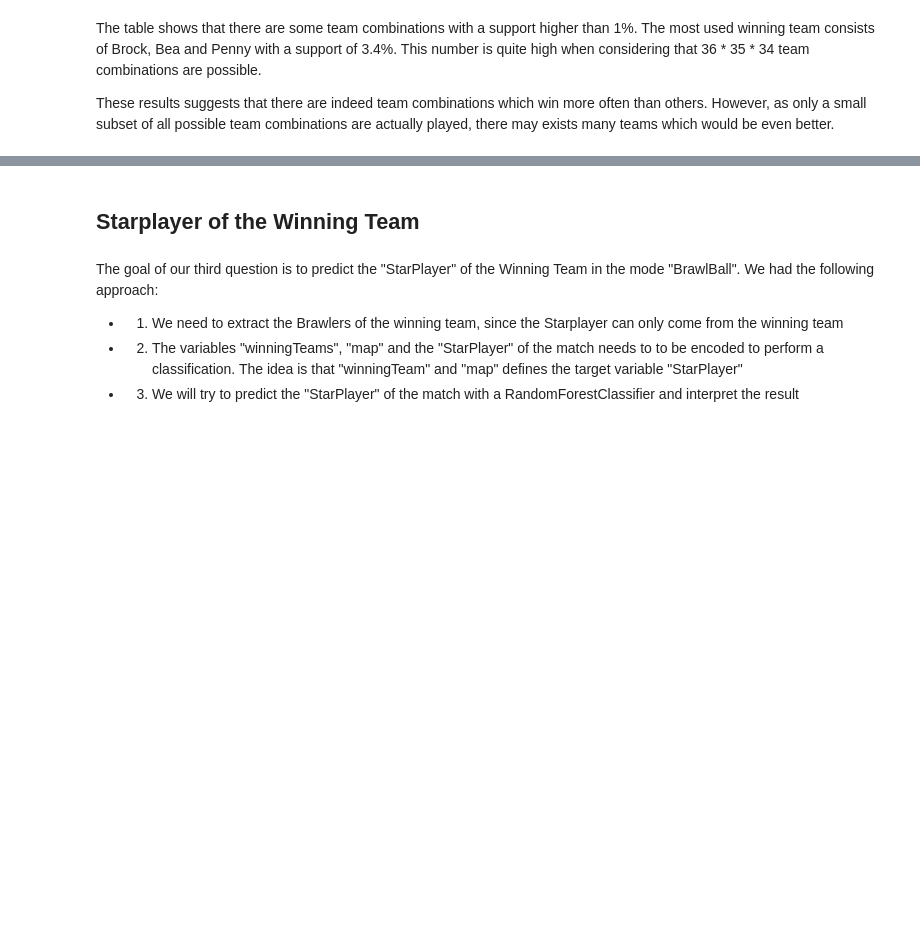
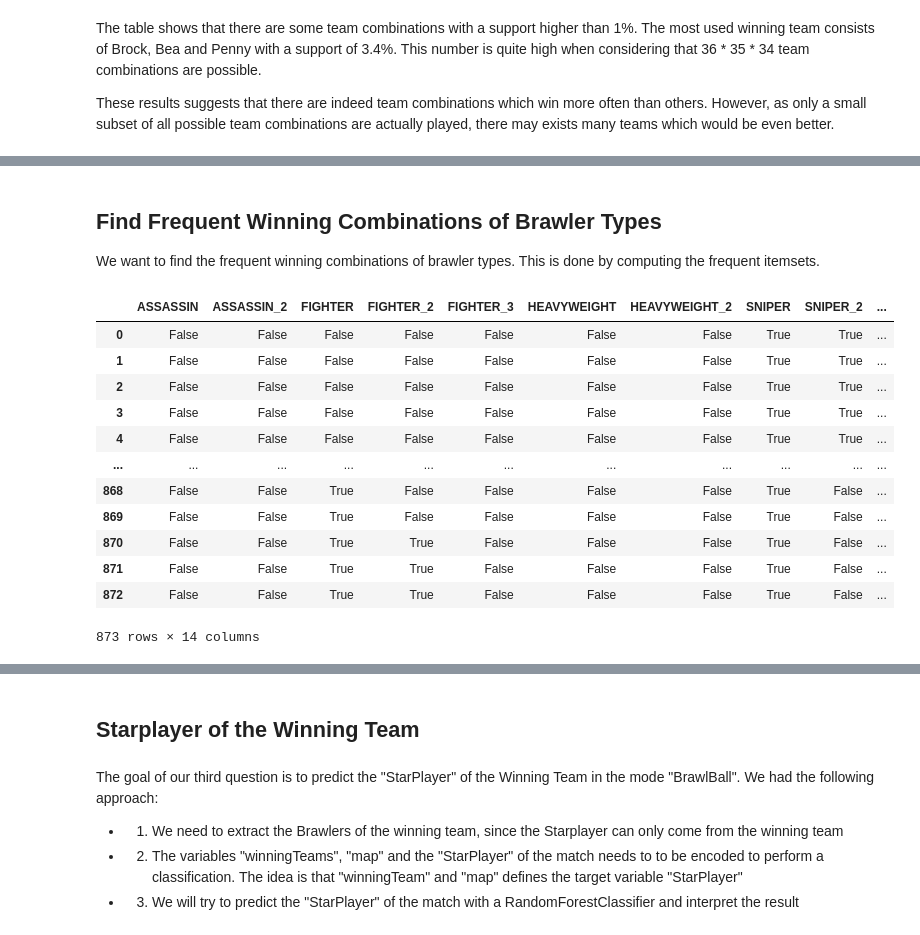
Before and after one commit to LouisBienz/Big-Data-Analytics, a Jupyter notebook: Big Data Analytics - Group-based Project - Group 13.ipynb, the cells around one changed output, grey strips where cells are left out. Cells and saved outputs as stored; diff of their text form; code cells hidden in the pictures; blank space fills up the shorter version.

```diff
--- a/Big Data Analytics - Group-based Project - Group 13.ipynb
+++ b/Big Data Analytics - Group-based Project - Group 13.ipynb
@@ -425,0 +534,2 @@ possible team combinations are actually played, there may exists many teams whic
+# %%
+df = pd.read_csv("rawdata.csv")
@@ -425,0 +640,15 @@ possible team combinations are actually played, there may exists many teams whic
+# %%
+combinations = []
+counter = 0
+for index, row in df_fixed_map.iterrows():
+    team1 = []
+    team2 = []
+    team1.append(row["Brawler1Type"])
+    team1.append(row["Brawler2Type"])
+    team1.append(row["Brawler3Type"])
+    team2.append(row["Brawler4Type"])
+    team2.append(row["Brawler5Type"])
+    team2.append(row["Brawler6Type"])
+
+    combinations.append(team1)
+    combinations.append(team2)
@@ -425,0 +697,38 @@ possible team combinations are actually played, there may exists many teams whic
+# %% [markdown]
+## Find Frequent Winning Combinations of Brawler Types
+We want to find the frequent winning combinations of brawler types. This is done by computing the frequent itemsets.
+# %%
+winningCombinations = []
+counter = 0
+for index, row in df_fixed_map.iterrows():
+    team = []
+    if row["WinningTeam"] == 1 and row["result"] != 0:
+        team.append(row["Brawler1Type"])
+        team.append(row["Brawler2Type"])
+        team.append(row["Brawler3Type"])
+    elif row["result"] != 0:
+        team.append(row["Brawler4Type"])
+        team.append(row["Brawler5Type"])
+        team.append(row["Brawler6Type"])
+
+    if len(team) != 0:
+        winningCombinations.append(team)
+# %%
+te = TransactionEncoder()
+te_ary = te.fit(winningCombinations).transform(winningCombinations)
+df_fixed_mapFreqSetsWinner = pd.DataFrame(te_ary, columns=te.columns_)
+df_fixed_mapFreqSetsWinner
+# %% [output]
+|  | ASSASSIN | ASSASSIN_2 | FIGHTER | FIGHTER_2 | FIGHTER_3 | HEAVYWEIGHT | HEAVYWEIGHT_2 | SNIPER | SNIPER_2 | ... |
+| 0 | False | False | False | False | False | False | False | True | True | ... |
+| 1 | False | False | False | False | False | False | False | True | True | ... |
+| 2 | False | False | False | False | False | False | False | True | True | ... |
+| 3 | False | False | False | False | False | False | False | True | True | ... |
+| 4 | False | False | False | False | False | False | False | True | True | ... |
+| ... | ... | ... | ... | ... | ... | ... | ... | ... | ... | ... |
+| 868 | False | False | True | False | False | False | False | True | False | ... |
+| 869 | False | False | True | False | False | False | False | True | False | ... |
+| 870 | False | False | True | True | False | False | False | True | False | ... |
+| 871 | False | False | True | True | False | False | False | True | False | ... |
+| 872 | False | False | True | True | False | False | False | True | False | ... |
+873 rows × 14 columns
```
Also changed, not shown: parts of 52 cells of this notebook.
